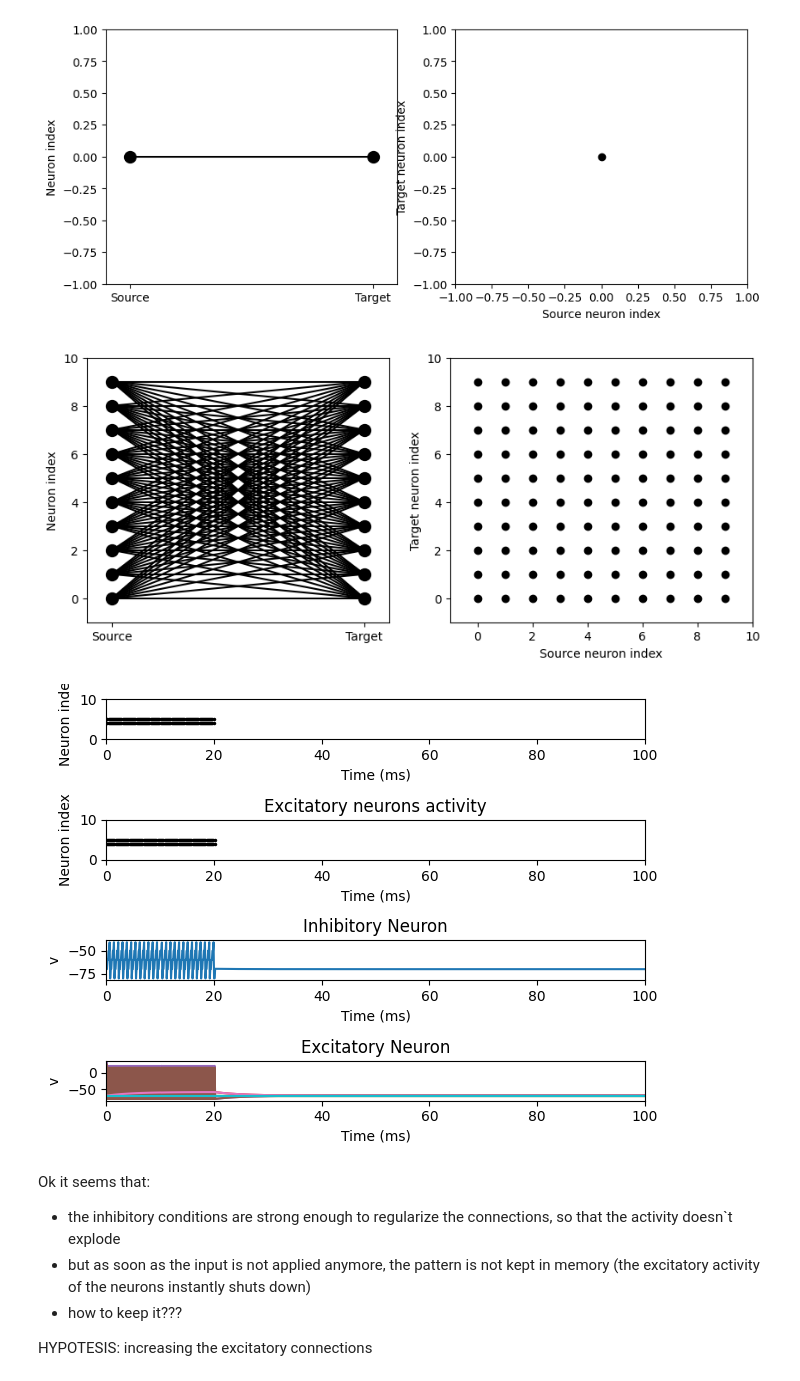
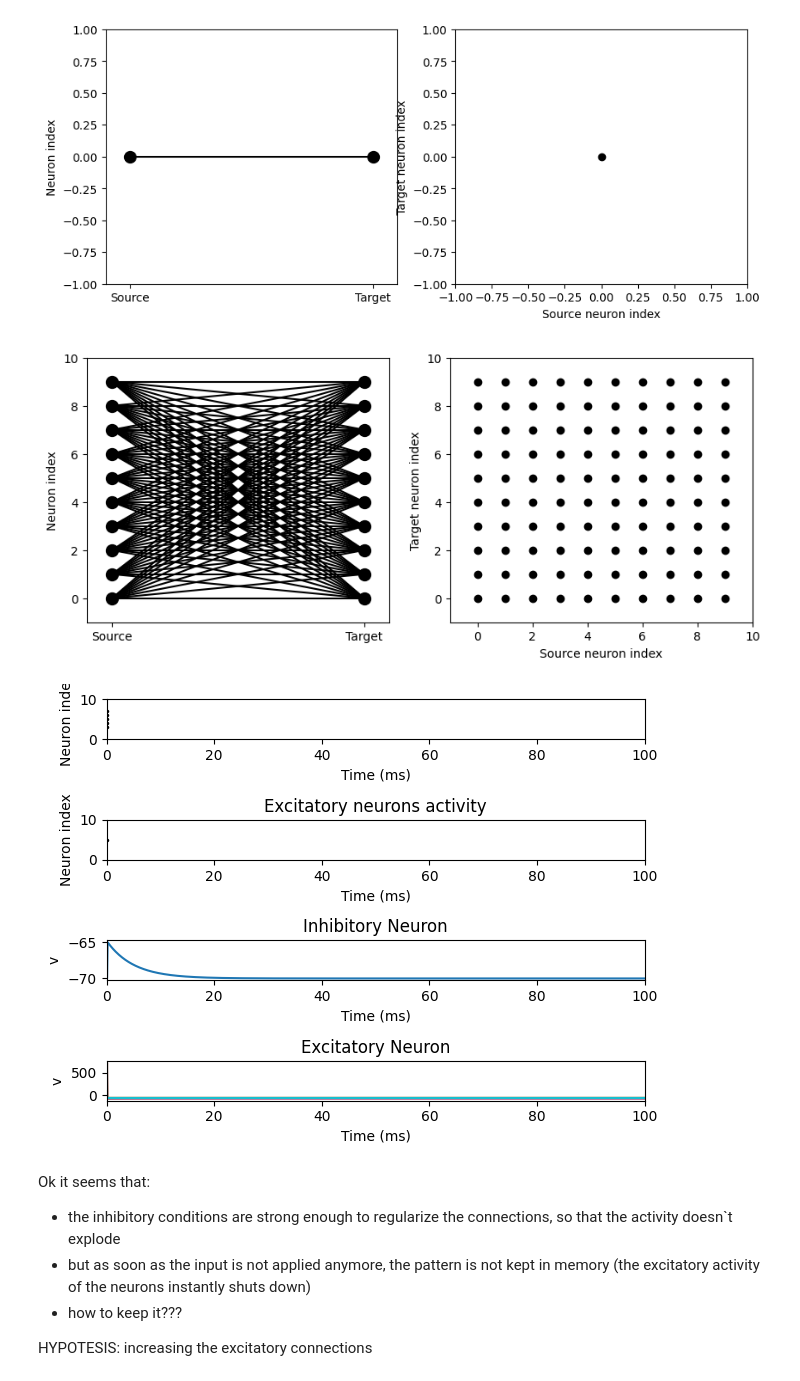
Before and after one commit to BernardMaacaron/JointAttractorNets, a Jupyter notebook: RingAttractorExample.ipynb, the cells around one changed output. Saved outputs shown, nothing was run; the diff lists cells and outputs as text; code cells hidden in the pictures.

Commit message:
Implemented a conversion of Fede's input to Brian2

```diff
--- a/RingAttractorExample.ipynb
+++ b/RingAttractorExample.ipynb
@@ -56,6 +53,11 @@ class Gaussian_Input_Generator:
     def add_noise(self,I):
         I_noisy=I+normal(0,1,len(self.x))*2e-2
         return I_noisy
+
+    def to_brian2_neuron_group(self):
+        input_gen = NeuronGroup(self.n, 'I : 1', threshold='I > 0', reset='I = 0', method='exact')
+        input_gen.I = self.generate_cue()
+        return input_gen
 # %%
 from ring_attractor import RingAttractor
 import numpy as np
@@ -68,19 +70,23 @@ def simulate(duration, plot_states=False): #, input_weights=None, nput_gen=0, ):
 
 
         #The input generated consists of all the 10 spikes to fire in parallel at t = 0 s
-        input_weights = 100* gaussian(np.arange(0,10),4,3) #input object
-        print(input_weights)
-        input_gen = SpikeGeneratorGroup(
-            N=10, indices = np.concatenate([4*np.ones(100), 5*np.ones(100)],axis=0), times= np.concatenate([np.linspace(0,20,100), np.linspace(0,20,100)],axis=0)*ms
-        )
-        print(input_gen)
+        # input_weights = 100* gaussian(np.arange(0,10),4,3) #input object
+        # input_gen = SpikeGeneratorGroup(
+        #     N=10, indices = np.concatenate([4*np.ones(100), 5*np.ones(100)],axis=0), times= np.concatenate([np.linspace(0,20,100), np.linspace(0,20,100)],axis=0)*ms
+        # )
 
+        gaussian_gen = Gaussian_Input_Generator(n=10, m=0.8, mu=180, sigma=2, noise=False)
+        input_gen = gaussian_gen.to_brian2_neuron_group()
+        input_weights = gaussian_gen.generate_cue()
+
+        # TODO: FIx the weights
         obj_network = RingAttractor(N=10,wee = 10*mV, wei = 5*mV, wie = 10 *mV, wii = 4 *mV)
 
         connecting_input = Synapses(input_gen, obj_network.excitatory_neurons, model='W_input : volt', name="input_synapses", on_pre="V_post += W_input")
         connecting_input.connect(j="i")
-        connecting_input.W_input[:] = input_weights.flatten() * mV
+        connecting_input.W_input[:] = input_weights.flatten() * volt
         print(connecting_input.W_input)
+        display(connecting_input.W_input_)
 
         spike_monitor_input = SpikeMonitor(input_gen, name="spike_input")
 
@@ -142,6 +148,4 @@ def simulate(duration, plot_states=False): #, input_weights=None, nput_gen=0, ):
 # gaussian distribution in the inputs
 #Trying running it without input (no spike, anything)
 simulate(duration=100*ms, plot_states=True) #, input_gen=input_gen, input_weights=input_weights)
-
-#something is not working
 # %% [output]
@@ -159,8 +156,8 @@ SpikeGeneratorGroup(10, indices=<length 200 array>, times=<length 200 array>)
 [figure]
 [figure]
 [figure]
 [figure]
-[figure, old version]
+[figure, new version]
 # %% [markdown]
 Ok it seems that:
 - the inhibitory conditions are strong enough to regularize the connections, so that the activity doesn`t explode
```
Also changed, not shown: parts of 2 cells of this notebook.
